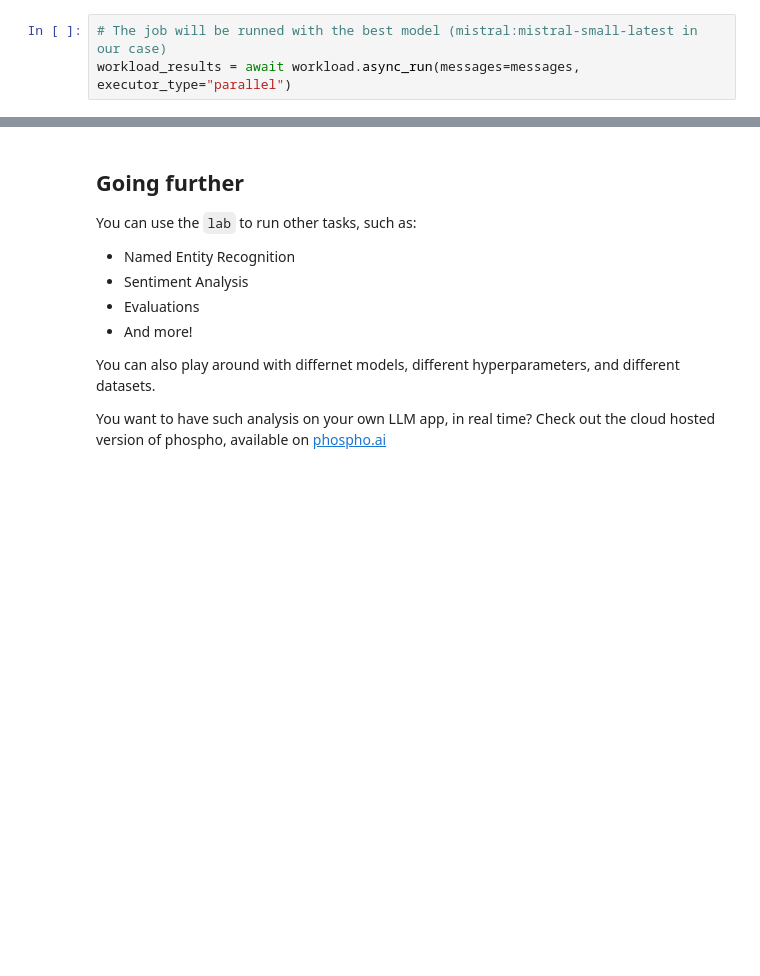
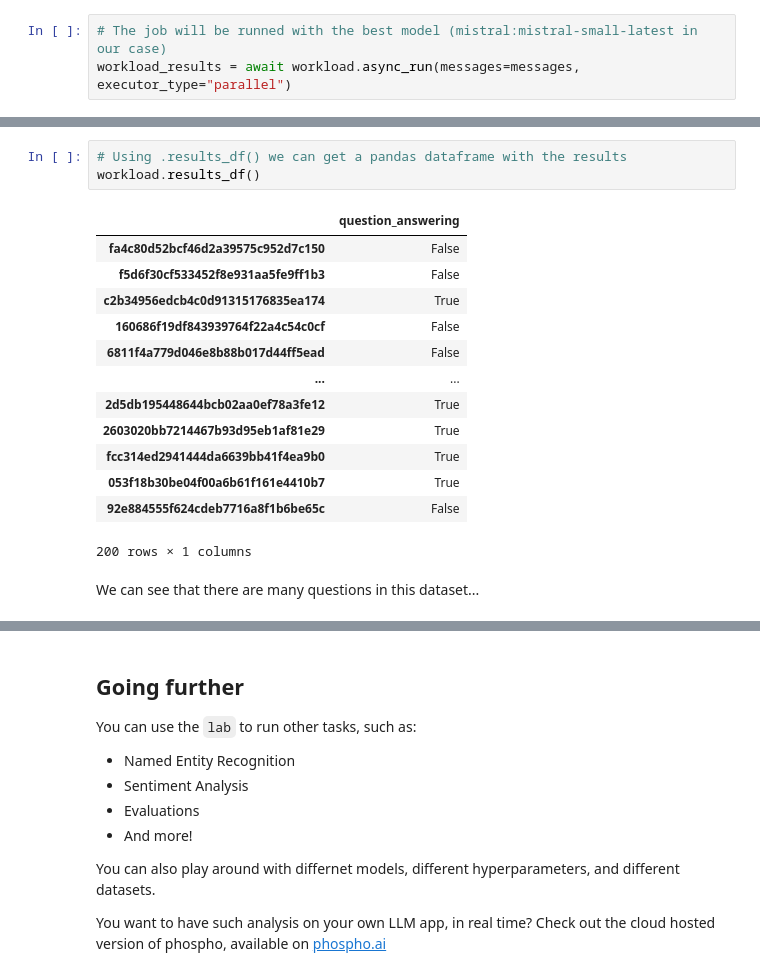
Before and after one commit to phospho-app/phospho, a Jupyter notebook: phospho-python/notebooks/quicksart.ipynb, the cells around one changed output, grey strips where cells are left out. Saved outputs shown, nothing was run; the diff lists cells and outputs as text; blank space fills up the shorter version.

```diff
--- a/phospho-python/notebooks/quicksart.ipynb
+++ b/phospho-python/notebooks/quicksart.ipynb
@@ -170,0 +282,19 @@ In the dataset, 44.5% of the messages are a question. The rest are not.
+# %%
+# Using .results_df() we can get a pandas dataframe with the results
+workload.results_df()
+# %% [output]
+|  | question_answering |
+| fa4c80d52bcf46d2a39575c952d7c150 | False |
+| f5d6f30cf533452f8e931aa5fe9ff1b3 | False |
+| c2b34956edcb4c0d91315176835ea174 | True |
+| 160686f19df843939764f22a4c54c0cf | False |
+| 6811f4a779d046e8b88b017d44ff5ead | False |
+| ... | ... |
+| 2d5db195448644bcb02aa0ef78a3fe12 | True |
+| 2603020bb7214467b93d95eb1af81e29 | True |
+| fcc314ed2941444da6639bb41f4ea9b0 | True |
+| 053f18b30be04f00a6b61f161e4410b7 | True |
+| 92e884555f624cdeb7716a8f1b6be65c | False |
+200 rows × 1 columns
+# %% [markdown]
+We can see that there are many questions in this dataset...
```
Also changed, not shown: parts of 42 cells of this notebook, 1 other file.
